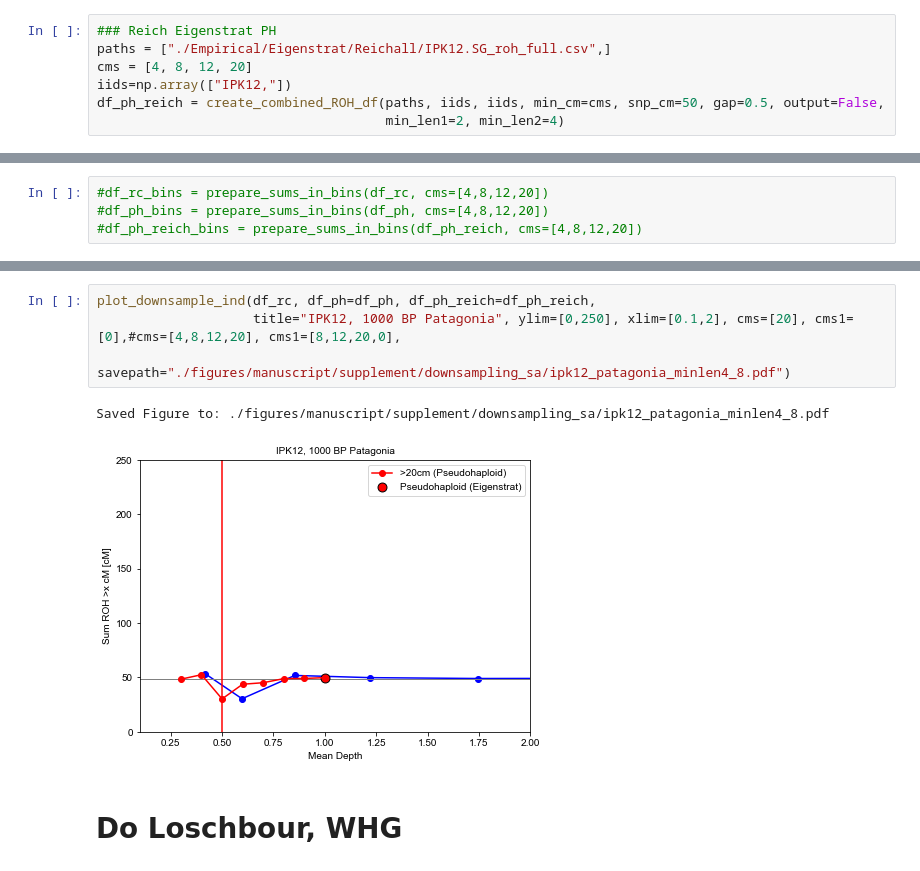
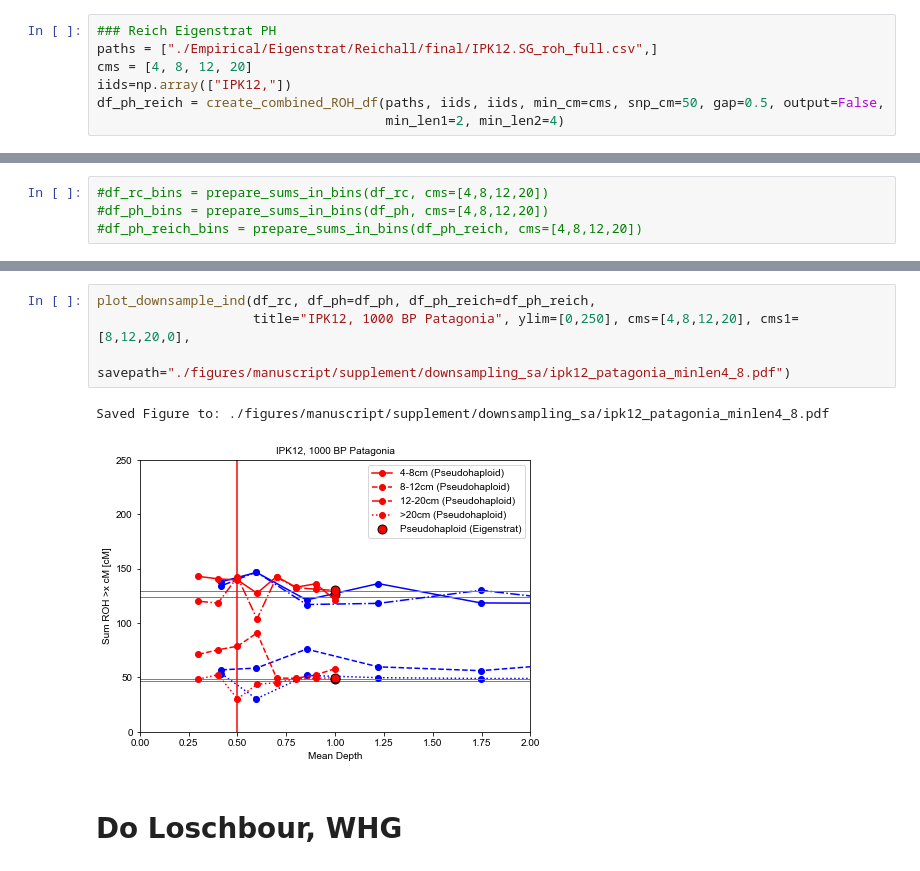
Before and after one commit to hringbauer/hapROH, a Jupyter notebook: Notebooks/Figures/plotDownsamplingAnc.ipynb, the cells around one changed output, grey strips where cells are left out. Saved outputs shown, nothing was run; the diff lists cells and outputs as text.

Commit message:
Additional Plots

```diff
--- a/Notebooks/Figures/plotDownsamplingAnc.ipynb
+++ b/Notebooks/Figures/plotDownsamplingAnc.ipynb
@@ -170,7 +170,7 @@ df_rc = prep_rc_res_df(base_path = "./Empirical/1240k/SA_Readcounts/Downsample_I
                        gap = 0.5, min_len1=2, min_len2=4, tot_cov=10.438989, prefix="IPK12")
 # %%
 ### Reich Eigenstrat PH
-paths = ["./Empirical/Eigenstrat/Reichall/IPK12.SG_roh_full.csv",]
+paths = ["./Empirical/Eigenstrat/Reichall/final/IPK12.SG_roh_full.csv",]
 cms = [4, 8, 12, 20]
 iids=np.array(["IPK12,"])
 df_ph_reich = create_combined_ROH_df(paths, iids, iids, min_cm=cms, snp_cm=50, gap=0.5, output=False,
@@ -219,10 +207,10 @@ df_ph_bins
 # %%
 plot_downsample_ind(df_rc, df_ph=df_ph, df_ph_reich=df_ph_reich,
-                    title="IPK12, 1000 BP Patagonia", ylim=[0,250], xlim=[0.1,2], cms=[20], cms1=[0],#cms=[4,8,12,20], cms1=[8,12,20,0],
+                    title="IPK12, 1000 BP Patagonia", ylim=[0,250], cms=[4,8,12,20], cms1=[8,12,20,0],
                     savepath="./figures/manuscript/supplement/downsampling_sa/ipk12_patagonia_minlen4_8.pdf")
 # %% [output]
 Saved Figure to: ./figures/manuscript/supplement/downsampling_sa/ipk12_patagonia_minlen4_8.pdf
-[figure, old version]
+[figure, new version]
 # %% [markdown]
 # Do Loschbour, WHG
 # %%
```
Also changed, not shown: parts of 1 cell of this notebook, 9 other files.
